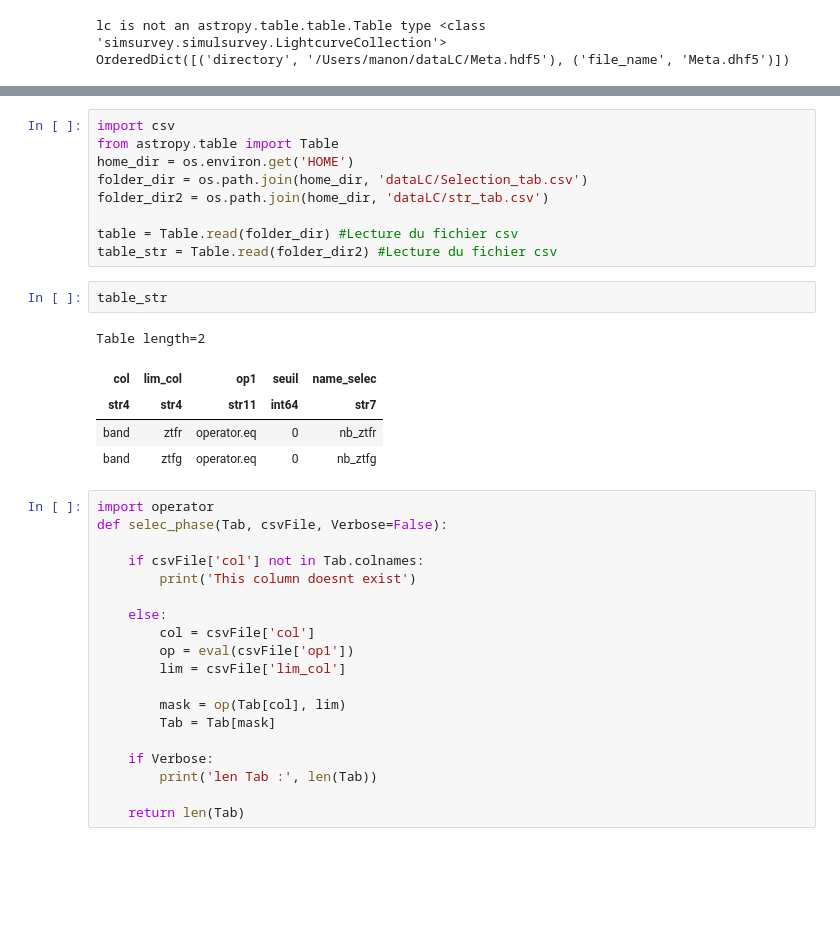
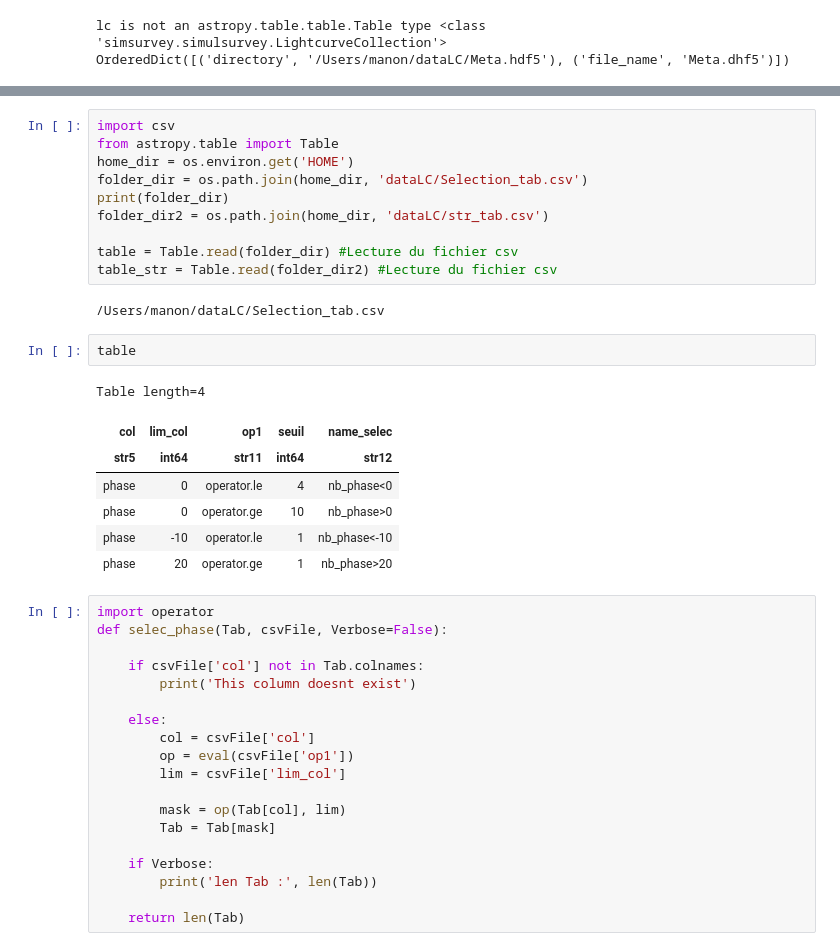
Before and after one commit to bailleulm/ZTF_stage, a Jupyter notebook: notebook/lc_simu.ipynb, the cells around one changed output, grey strips where cells are left out. Saved outputs shown, nothing was run; the diff lists cells and outputs as text; blank space fills up the shorter version.

```diff
--- a/notebook/lc_simu.ipynb
+++ b/notebook/lc_simu.ipynb
@@ -91,18 +95,23 @@ import csv
 from astropy.table import Table
 home_dir = os.environ.get('HOME')
 folder_dir = os.path.join(home_dir, 'dataLC/Selection_tab.csv')
+print(folder_dir)
 folder_dir2 = os.path.join(home_dir, 'dataLC/str_tab.csv')
 
 table = Table.read(folder_dir) #Lecture du fichier csv
 table_str = Table.read(folder_dir2) #Lecture du fichier csv
+# %% [output]
+/Users/manon/dataLC/Selection_tab.csv
-# %%
-table_str
-# %% [output]
-Table length=2
-| col | lim_col | op1 | seuil | name_selec |
-| str4 | str4 | str11 | int64 | str7 |
-| band | ztfr | operator.eq | 0 | nb_ztfr |
-| band | ztfg | operator.eq | 0 | nb_ztfg |
+# %%
+table
+# %% [output]
+Table length=4
+| col | lim_col | op1 | seuil | name_selec |
+| str5 | int64 | str11 | int64 | str12 |
+| phase | 0 | operator.le | 4 | nb_phase<0 |
+| phase | 0 | operator.ge | 10 | nb_phase>0 |
+| phase | -10 | operator.le | 1 | nb_phase<-10 |
+| phase | 20 | operator.ge | 1 | nb_phase>20 |
 # %%
 import operator
 def selec_phase(Tab, csvFile, Verbose=False):
```
Also changed, not shown: parts of 5 cells of this notebook.
